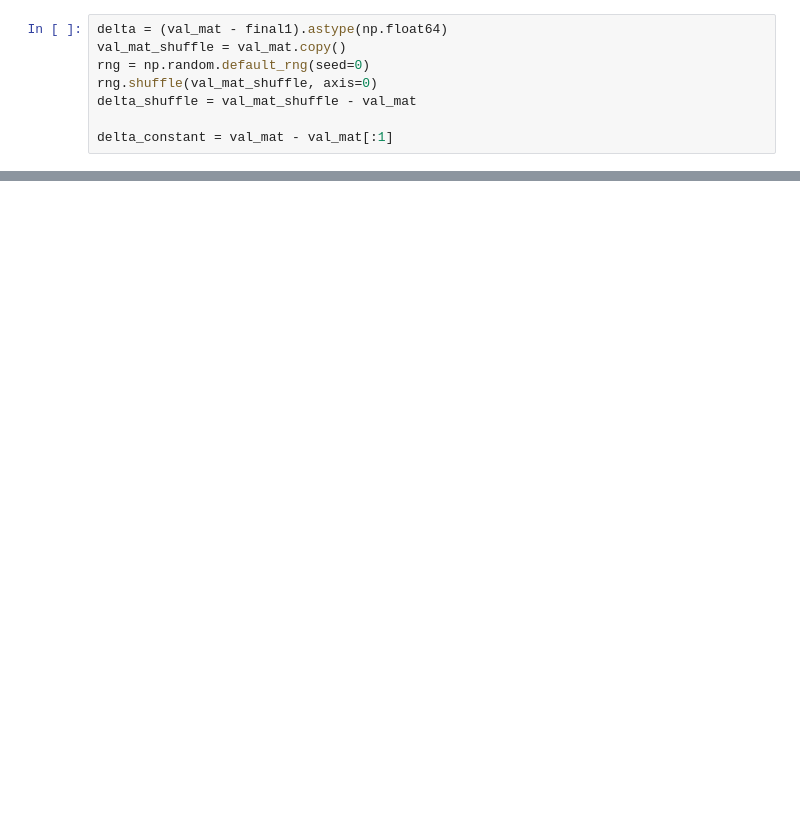
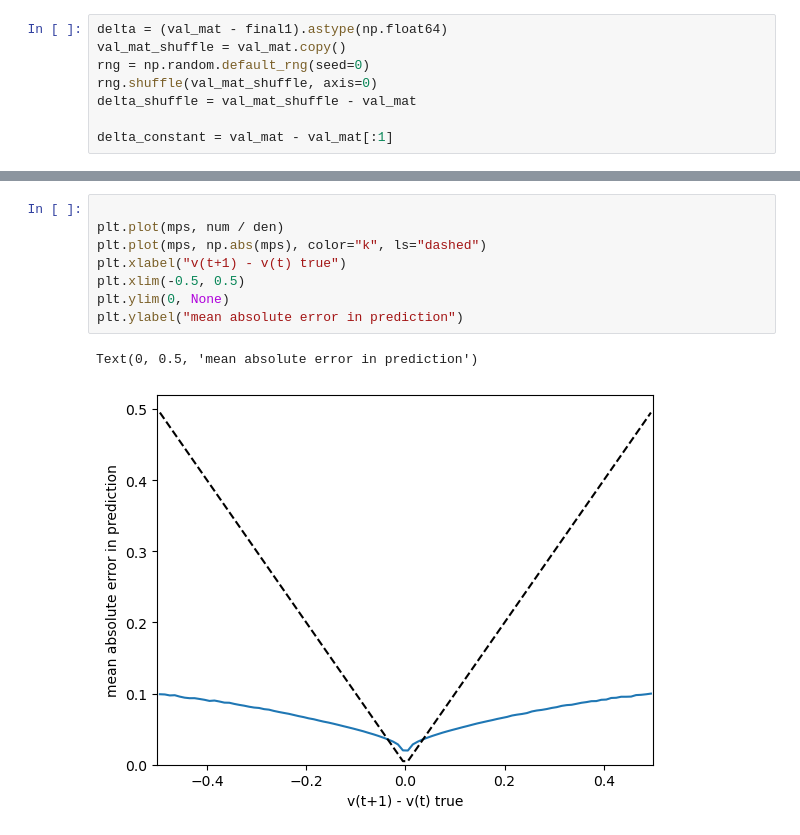
Before and after one commit to saalfeldlab/NeuralGraph, a Jupyter notebook: src/NeuralGraph/notebooks/latent_space.ipynb, the cells around one changed output, grey strips where cells are left out. Drawn from its saved outputs; the diff is of its cells as text; blank space fills up the shorter version.

```diff
--- a/src/NeuralGraph/notebooks/latent_space.ipynb
+++ b/src/NeuralGraph/notebooks/latent_space.ipynb
@@ -434,0 +514,11 @@ plt.plot(np.linspace(0, 0.3, 100), scipy.stats.lognorm.pdf(np.linspace(0, 0.3, 1
+# %%
+
+plt.plot(mps, num / den)
+plt.plot(mps, np.abs(mps), color="k", ls="dashed")
+plt.xlabel("v(t+1) - v(t) true")
+plt.xlim(-0.5, 0.5)
+plt.ylim(0, None)
+plt.ylabel("mean absolute error in prediction")
+# %% [output]
+Text(0, 0.5, 'mean absolute error in prediction')
+[figure, added]
```
Also changed, not shown: parts of 20 cells of this notebook, 5 other files.
